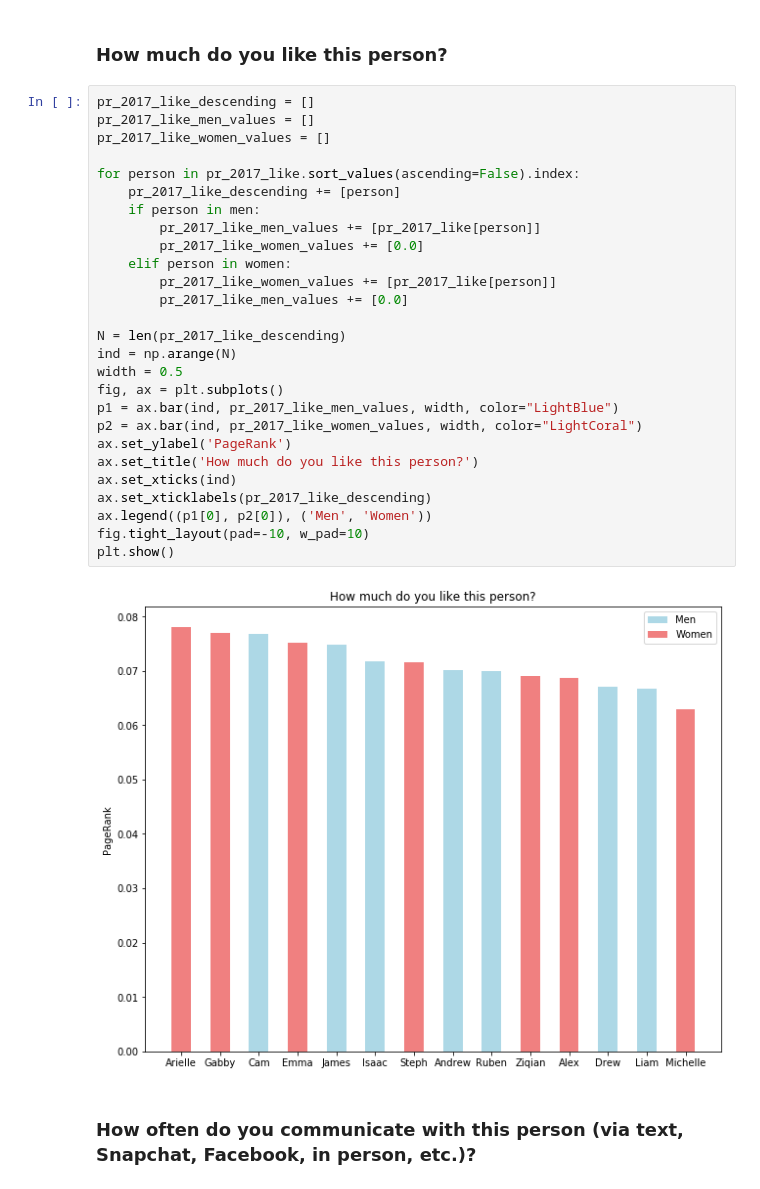
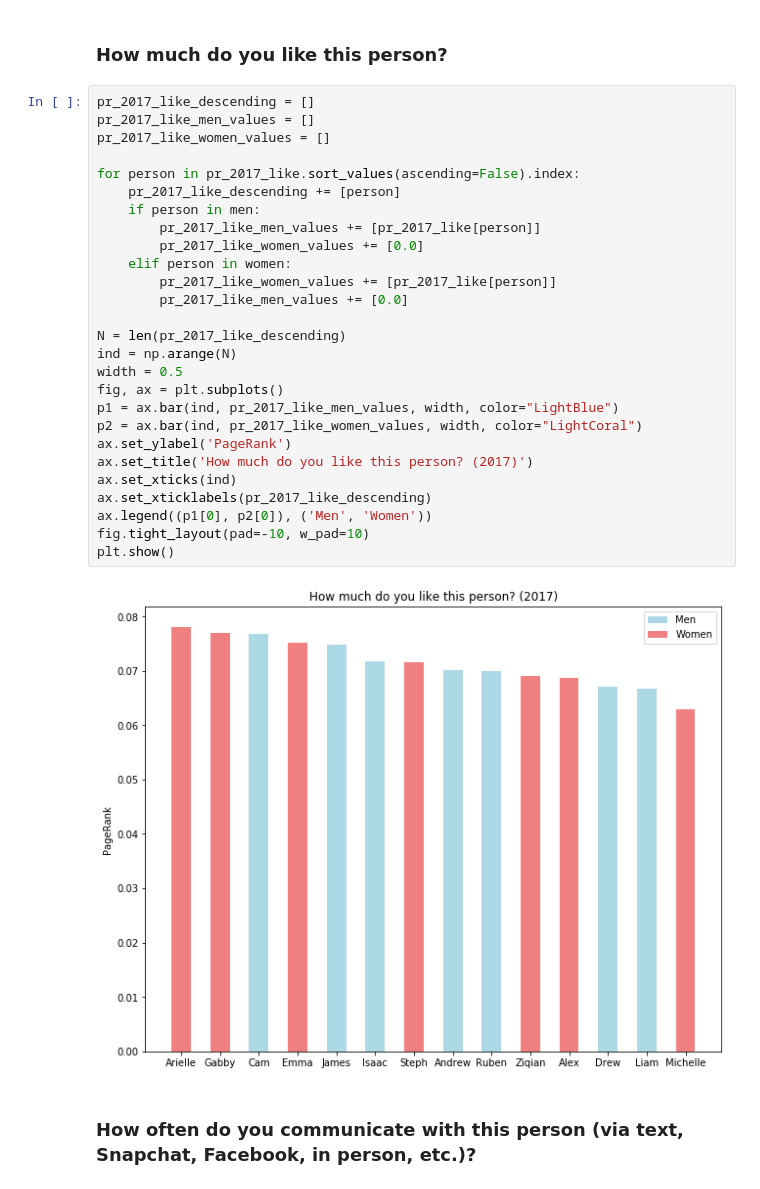
Before and after one commit to stephkananth/bubbles, a Jupyter notebook: distributed_group_2017.ipynb, the cells around one changed output. Saved outputs shown, nothing was run; the diff lists cells and outputs as text.

```diff
--- a/distributed_group_2017.ipynb
+++ b/distributed_group_2017.ipynb
@@ -413,32 +413,32 @@ plt.show()
 # %%
 pr_2017_like_descending = []
 pr_2017_like_men_values = []
 pr_2017_like_women_values = []
 
 for person in pr_2017_like.sort_values(ascending=False).index:
     pr_2017_like_descending += [person]
     if person in men:
         pr_2017_like_men_values += [pr_2017_like[person]]
         pr_2017_like_women_values += [0.0]
     elif person in women:
         pr_2017_like_women_values += [pr_2017_like[person]]
         pr_2017_like_men_values += [0.0]
 
 N = len(pr_2017_like_descending)
 ind = np.arange(N)
 width = 0.5
 fig, ax = plt.subplots()
 p1 = ax.bar(ind, pr_2017_like_men_values, width, color="LightBlue")
 p2 = ax.bar(ind, pr_2017_like_women_values, width, color="LightCoral")
 ax.set_ylabel('PageRank')
-ax.set_title('How much do you like this person?')
+ax.set_title('How much do you like this person? (2017)')
 ax.set_xticks(ind)
 ax.set_xticklabels(pr_2017_like_descending)
 ax.legend((p1[0], p2[0]), ('Men', 'Women'))
 fig.tight_layout(pad=-10, w_pad=10)
 plt.show()
 # %% [output]
-[figure, old version]
+[figure, new version]
 # %% [markdown]
 ### How often do you communicate with this person (via text, Snapchat, Facebook, in person, etc.)?
 # %%
```
Also changed, not shown: 3 other files.
